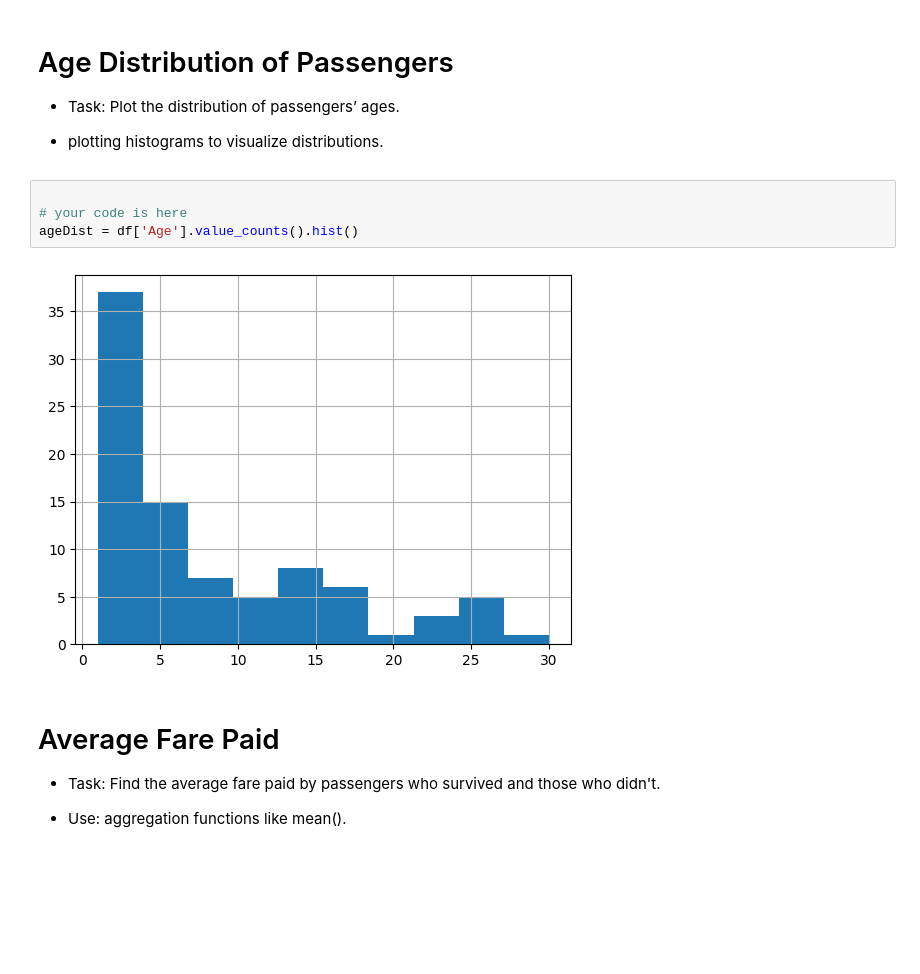
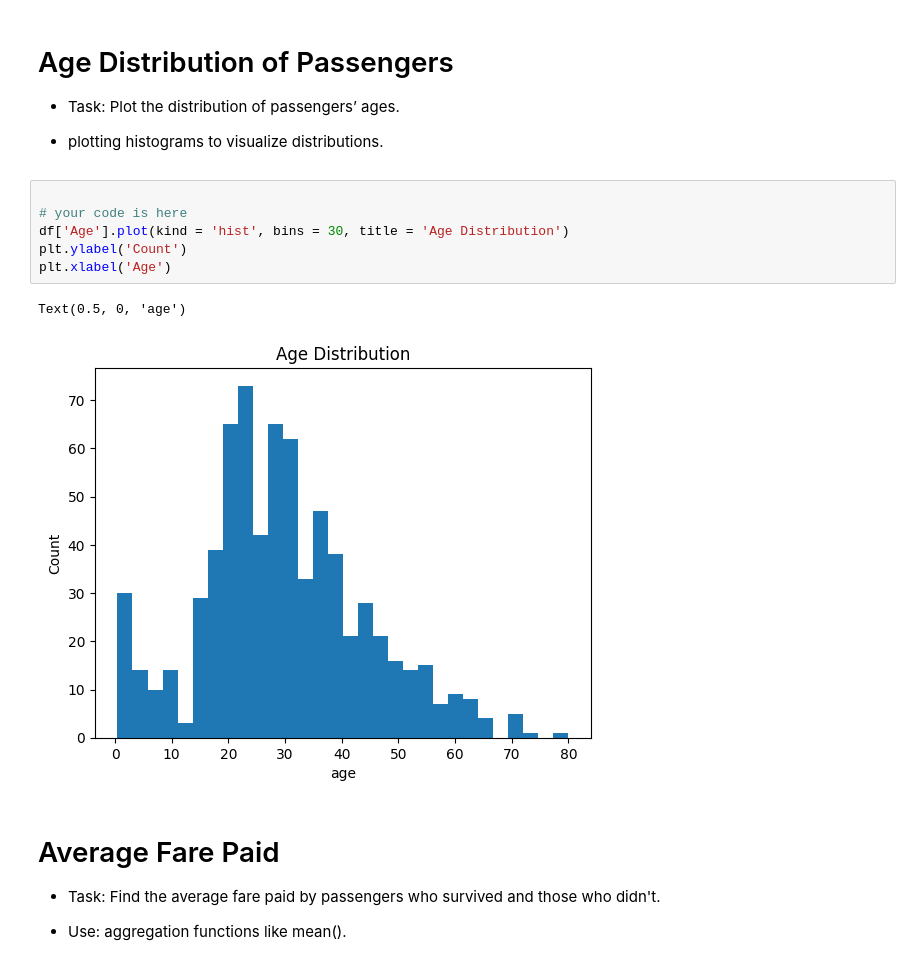
Before and after one commit to byambaa1982/python_cources_for_beginers, a Jupyter notebook: titanic_data_analysis/titanic_additional_tasks.ipynb, the cells around one changed output. Drawn from its saved outputs; the diff is of its cells as text; blank space fills up the shorter version.

```diff
--- a/titanic_data_analysis/titanic_additional_tasks.ipynb
+++ b/titanic_data_analysis/titanic_additional_tasks.ipynb
@@ -51,9 +48,12 @@ Name: Survived, dtype: int64
 # %%
 
 # your code is here
-ageDist = df['Age'].value_counts().hist()
+df['Age'].plot(kind = 'hist', bins = 30, title = 'Age Distribution')
+plt.ylabel('Count')
+plt.xlabel('Age')
 # %% [output]
+Text(0.5, 0, 'age')
-[figure, old version]
+[figure, new version]
 # %% [markdown]
 # Average Fare Paid
 
```
Also changed, not shown: parts of 3 cells of this notebook.
